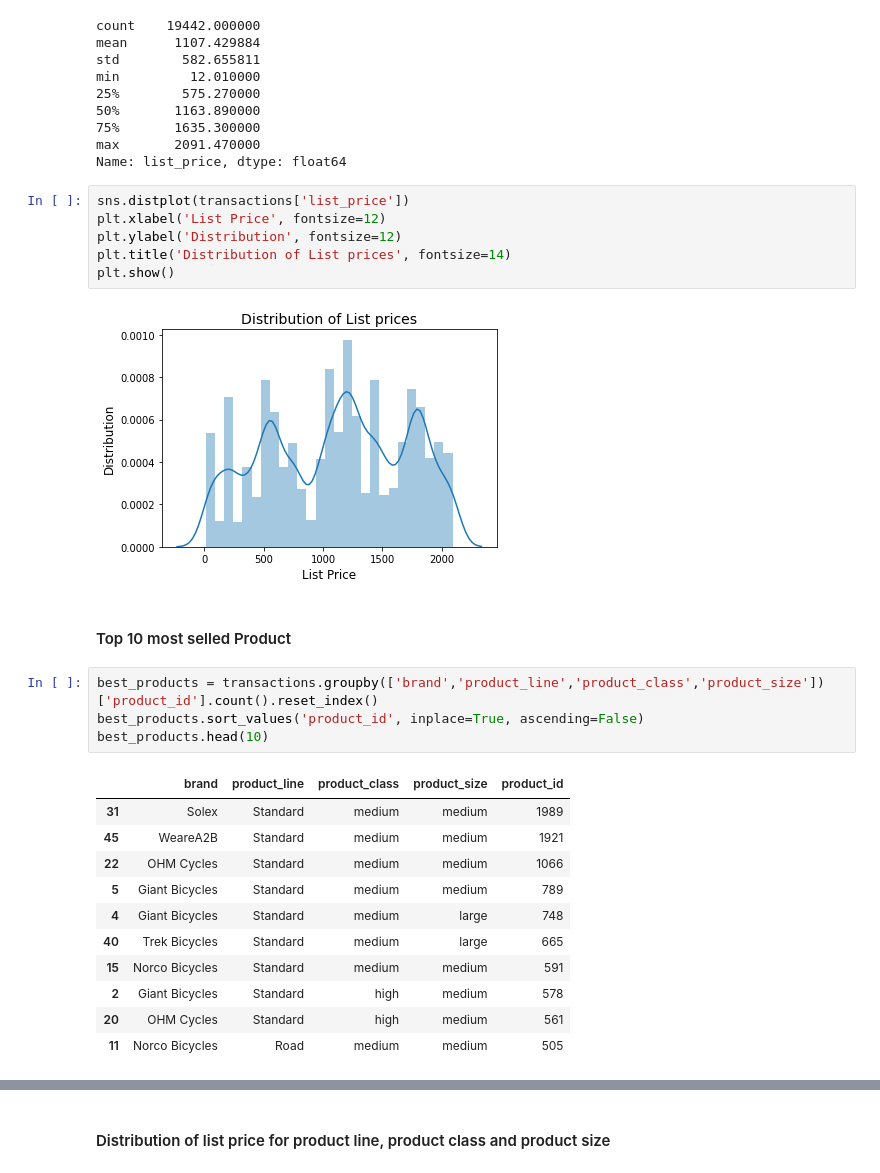
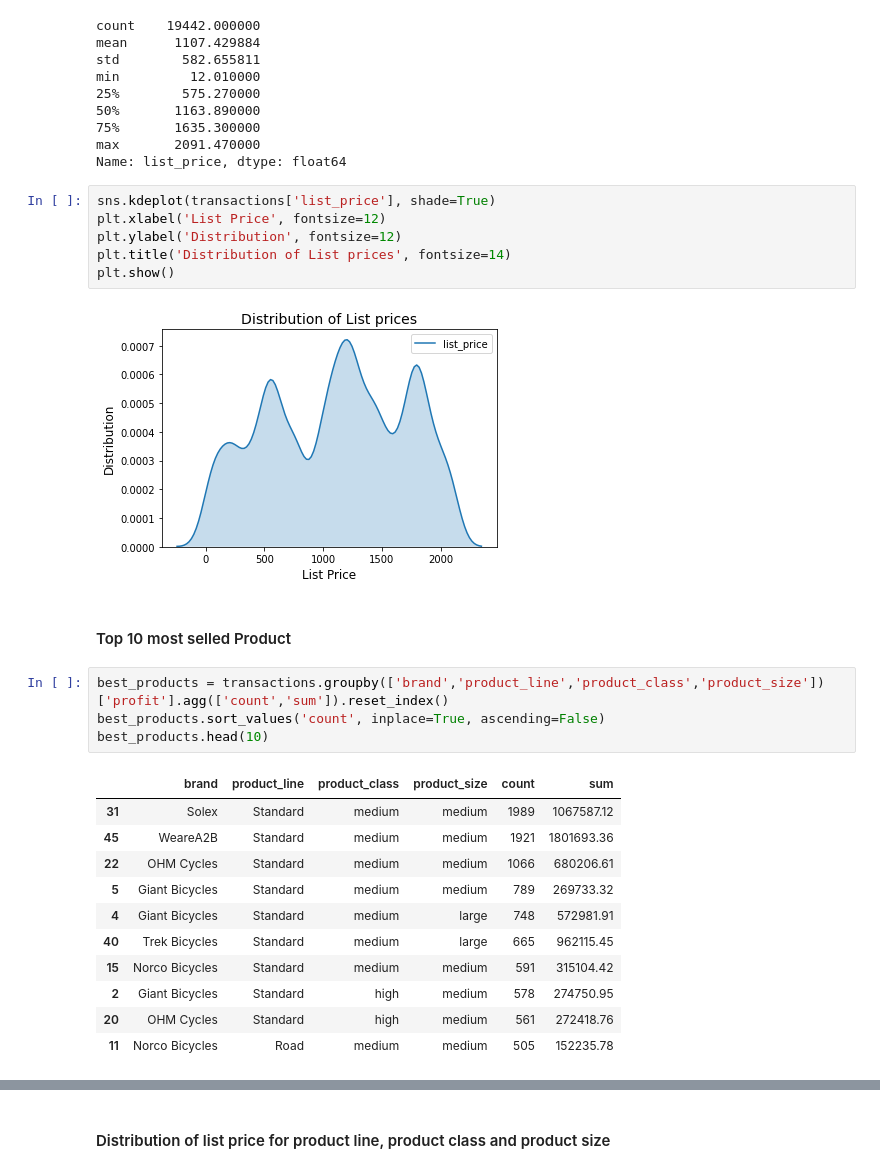
Before and after one commit to simo2712/VI_kpmg_data_analytics, a Jupyter notebook: Task_2/Task 2.2 - Data Insights.ipynb, the cells around one changed output, grey strips where cells are left out. Drawn from its saved outputs; the diff is of its cells as text.

```diff
--- a/Task_2/Task 2.2 - Data Insights.ipynb
+++ b/Task_2/Task 2.2 - Data Insights.ipynb
@@ -241,28 +281,28 @@ min         12.010000
 max       2091.470000
 Name: list_price, dtype: float64
 # %%
-sns.distplot(transactions['list_price'])
+sns.kdeplot(transactions['list_price'], shade=True)
 plt.xlabel('List Price', fontsize=12)
 plt.ylabel('Distribution', fontsize=12)
 plt.title('Distribution of List prices', fontsize=14)
 plt.show()
 # %% [output]
-[figure, old version]
+[figure, new version]
 # %% [markdown]
 #### Top 10 most selled Product
 # %%
-best_products = transactions.groupby(['brand','product_line','product_class','product_size'])['product_id'].count().reset_index()
-best_products.sort_values('product_id', inplace=True, ascending=False)
+best_products = transactions.groupby(['brand','product_line','product_class','product_size'])['profit'].agg(['count','sum']).reset_index()
+best_products.sort_values('count', inplace=True, ascending=False)
 best_products.head(10)
 # %% [output]
-|  | brand | product_line | product_class | product_size | product_id |
-| 31 | Solex | Standard | medium | medium | 1989 |
-| 45 | WeareA2B | Standard | medium | medium | 1921 |
-| 22 | OHM Cycles | Standard | medium | medium | 1066 |
-| 5 | Giant Bicycles | Standard | medium | medium | 789 |
-| 4 | Giant Bicycles | Standard | medium | large | 748 |
-| 40 | Trek Bicycles | Standard | medium | large | 665 |
-| 15 | Norco Bicycles | Standard | medium | medium | 591 |
-| 2 | Giant Bicycles | Standard | high | medium | 578 |
-| 20 | OHM Cycles | Standard | high | medium | 561 |
-| 11 | Norco Bicycles | Road | medium | medium | 505 |
+|  | brand | product_line | product_class | product_size | count | sum |
+| 31 | Solex | Standard | medium | medium | 1989 | 1067587.12 |
+| 45 | WeareA2B | Standard | medium | medium | 1921 | 1801693.36 |
+| 22 | OHM Cycles | Standard | medium | medium | 1066 | 680206.61 |
+| 5 | Giant Bicycles | Standard | medium | medium | 789 | 269733.32 |
+| 4 | Giant Bicycles | Standard | medium | large | 748 | 572981.91 |
+| 40 | Trek Bicycles | Standard | medium | large | 665 | 962115.45 |
+| 15 | Norco Bicycles | Standard | medium | medium | 591 | 315104.42 |
+| 2 | Giant Bicycles | Standard | high | medium | 578 | 274750.95 |
+| 20 | OHM Cycles | Standard | high | medium | 561 | 272418.76 |
+| 11 | Norco Bicycles | Road | medium | medium | 505 | 152235.78 |
```
Also changed, not shown: parts of 10 cells of this notebook.
